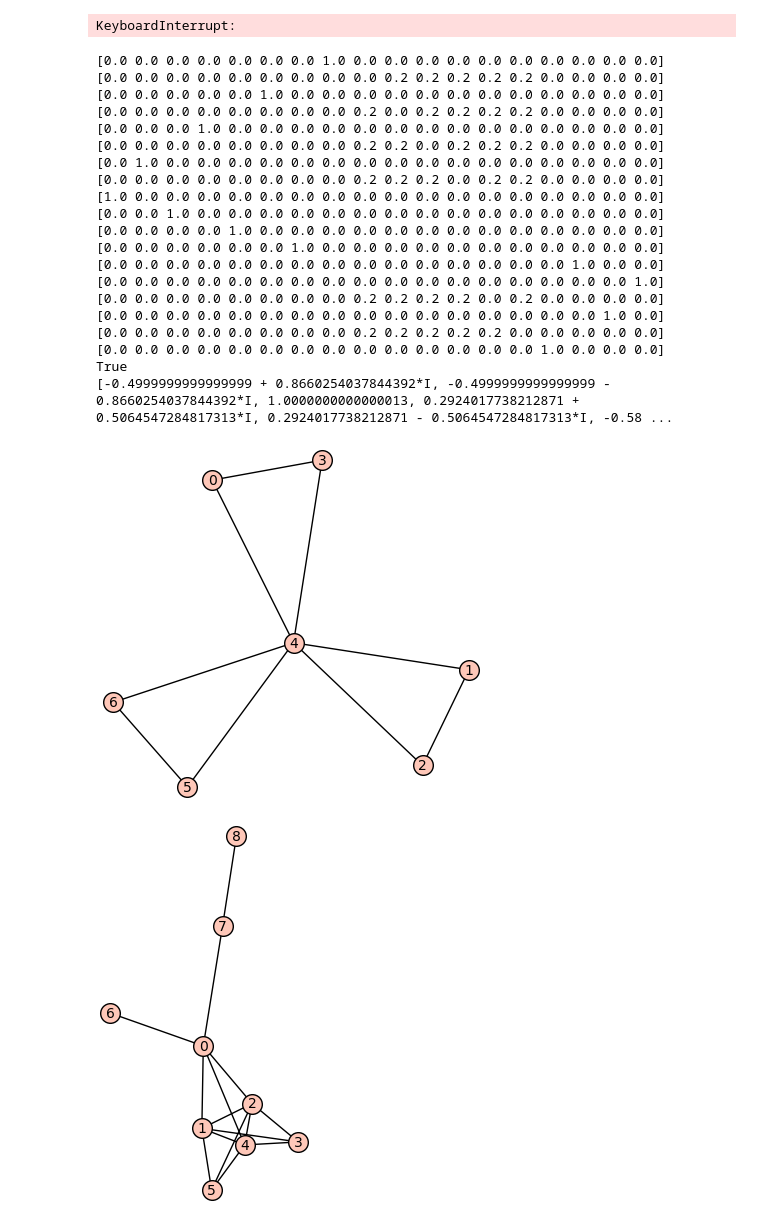
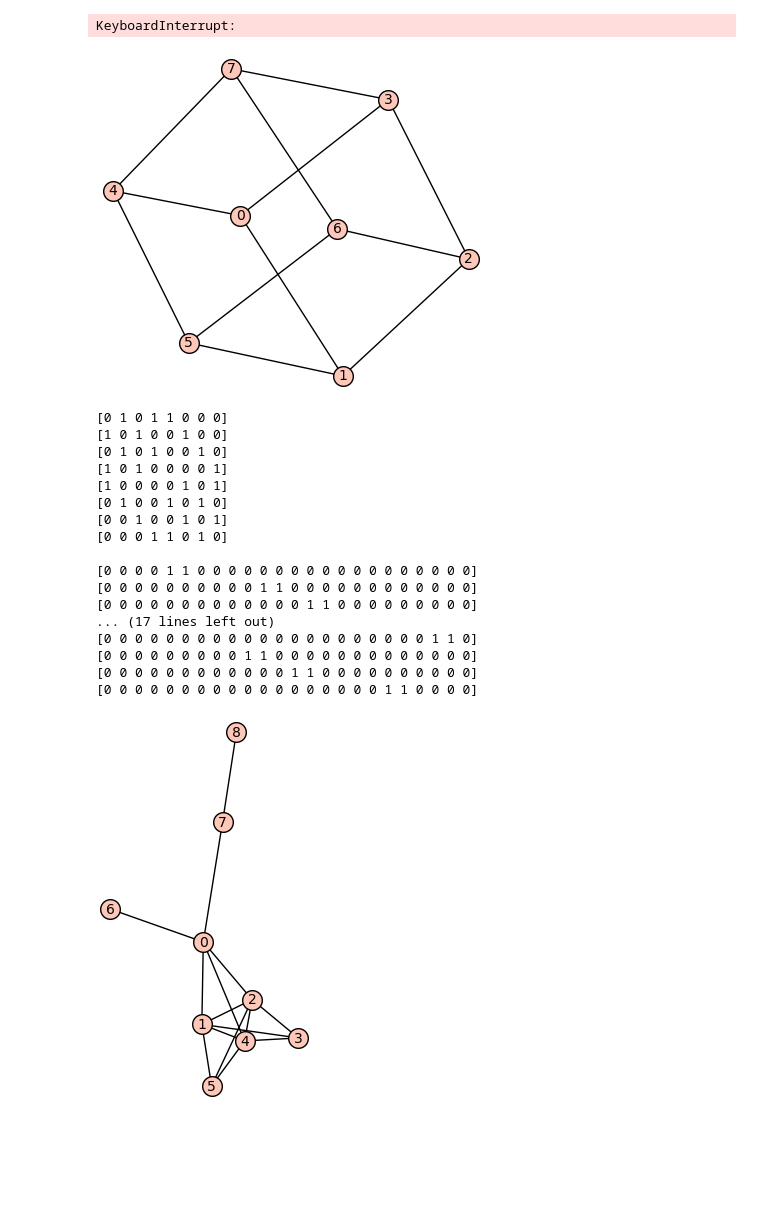
Before and after one commit to davizacheu/Spectral-Graph-Theory-Research, a Jupyter notebook: NB_Functions.ipynb, the cells around one changed output. Cells and saved outputs as stored; diff of their text form; code cells hidden in the pictures; blank space fills up the shorter version.

```diff
--- a/NB_Functions.ipynb
+++ b/NB_Functions.ipynb
@@ -316,36 +313,33 @@ Is diagonalizable: False
 [2.585399180895620?, 1, 0.6337669124478448? + 1.141714069356906?*I, 0.6337669124478448? - 1.141714069356906?*I, 0.?e-56 + 1.414213562373095?*I, 0.?e-56 - 1.414213562373095?*I, -0.3757575197436938? + 1 ...
 KeyboardInterrupt:
 # %%
-G = graphs.ButterflyGraph()
-G.add_cycle([4, 5, 6])
-K = ihara_matrix(G)
-P = trans_prob_matrix_nb(G)
-print(P)
-print(K.is_diagonalizable())
-print(P.eigenvalues())
+G = Graph({})
+G.add_cycle([0,1,2,3])
+G.add_cycle([4,5,6,7])
+G.add_edges([(0,4),(1,5),(2,6),(3,7)])
 show(G)
+print(G.adjacency_matrix())
+print()
+print(edge_adjacency_nb_matrix(G))
 # %% [output]
+[figure, new version]
-[0.0 0.0 0.0 0.0 0.0 0.0 0.0 1.0 0.0 0.0 0.0 0.0 0.0 0.0 0.0 0.0 0.0 0.0]
-[0.0 0.0 0.0 0.0 0.0 0.0 0.0 0.0 0.0 0.2 0.2 0.2 0.2 0.2 0.0 0.0 0.0 0.0]
-[0.0 0.0 0.0 0.0 0.0 1.0 0.0 0.0 0.0 0.0 0.0 0.0 0.0 0.0 0.0 0.0 0.0 0.0]
-[0.0 0.0 0.0 0.0 0.0 0.0 0.0 0.0 0.2 0.0 0.2 0.2 0.2 0.2 0.0 0.0 0.0 0.0]
-[0.0 0.0 0.0 1.0 0.0 0.0 0.0 0.0 0.0 0.0 0.0 0.0 0.0 0.0 0.0 0.0 0.0 0.0]
-[0.0 0.0 0.0 0.0 0.0 0.0 0.0 0.0 0.2 0.2 0.0 0.2 0.2 0.2 0.0 0.0 0.0 0.0]
-[0.0 1.0 0.0 0.0 0.0 0.0 0.0 0.0 0.0 0.0 0.0 0.0 0.0 0.0 0.0 0.0 0.0 0.0]
-[0.0 0.0 0.0 0.0 0.0 0.0 0.0 0.0 0.2 0.2 0.2 0.0 0.2 0.2 0.0 0.0 0.0 0.0]
-[1.0 0.0 0.0 0.0 0.0 0.0 0.0 0.0 0.0 0.0 0.0 0.0 0.0 0.0 0.0 0.0 0.0 0.0]
-[0.0 0.0 1.0 0.0 0.0 0.0 0.0 0.0 0.0 0.0 0.0 0.0 0.0 0.0 0.0 0.0 0.0 0.0]
-[0.0 0.0 0.0 0.0 1.0 0.0 0.0 0.0 0.0 0.0 0.0 0.0 0.0 0.0 0.0 0.0 0.0 0.0]
-[0.0 0.0 0.0 0.0 0.0 0.0 1.0 0.0 0.0 0.0 0.0 0.0 0.0 0.0 0.0 0.0 0.0 0.0]
-[0.0 0.0 0.0 0.0 0.0 0.0 0.0 0.0 0.0 0.0 0.0 0.0 0.0 0.0 0.0 1.0 0.0 0.0]
-[0.0 0.0 0.0 0.0 0.0 0.0 0.0 0.0 0.0 0.0 0.0 0.0 0.0 0.0 0.0 0.0 0.0 1.0]
-[0.0 0.0 0.0 0.0 0.0 0.0 0.0 0.0 0.2 0.2 0.2 0.2 0.0 0.2 0.0 0.0 0.0 0.0]
-[0.0 0.0 0.0 0.0 0.0 0.0 0.0 0.0 0.0 0.0 0.0 0.0 0.0 0.0 0.0 0.0 1.0 0.0]
-[0.0 0.0 0.0 0.0 0.0 0.0 0.0 0.0 0.2 0.2 0.2 0.2 0.2 0.0 0.0 0.0 0.0 0.0]
-[0.0 0.0 0.0 0.0 0.0 0.0 0.0 0.0 0.0 0.0 0.0 0.0 0.0 0.0 1.0 0.0 0.0 0.0]
-True
-[-0.4999999999999999 + 0.8660254037844392*I, -0.4999999999999999 - 0.8660254037844392*I, 1.0000000000000013, 0.2924017738212871 + 0.5064547284817313*I, 0.2924017738212871 - 0.5064547284817313*I, -0.58 ...
+[0 1 0 1 1 0 0 0]
+[1 0 1 0 0 1 0 0]
+[0 1 0 1 0 0 1 0]
+[1 0 1 0 0 0 0 1]
+[1 0 0 0 0 1 0 1]
+[0 1 0 0 1 0 1 0]
+[0 0 1 0 0 1 0 1]
+[0 0 0 1 1 0 1 0]
+
+[0 0 0 0 1 1 0 0 0 0 0 0 0 0 0 0 0 0 0 0 0 0 0 0]
+[0 0 0 0 0 0 0 0 0 0 1 1 0 0 0 0 0 0 0 0 0 0 0 0]
+[0 0 0 0 0 0 0 0 0 0 0 0 0 1 1 0 0 0 0 0 0 0 0 0]
+... (17 lines left out)
+[0 0 0 0 0 0 0 0 0 0 0 0 0 0 0 0 0 0 0 0 0 1 1 0]
+[0 0 0 0 0 0 0 0 0 1 1 0 0 0 0 0 0 0 0 0 0 0 0 0]
+[0 0 0 0 0 0 0 0 0 0 0 0 1 1 0 0 0 0 0 0 0 0 0 0]
+[0 0 0 0 0 0 0 0 0 0 0 0 0 0 0 0 0 0 1 1 0 0 0 0]
-[figure, old version]
 # %%
 #An example of proposition 5.3 calculating the eigenvalues of the Ihara Matrix of some graph on 9 vertices
 
```
Also changed, not shown: parts of 1 cell of this notebook.
